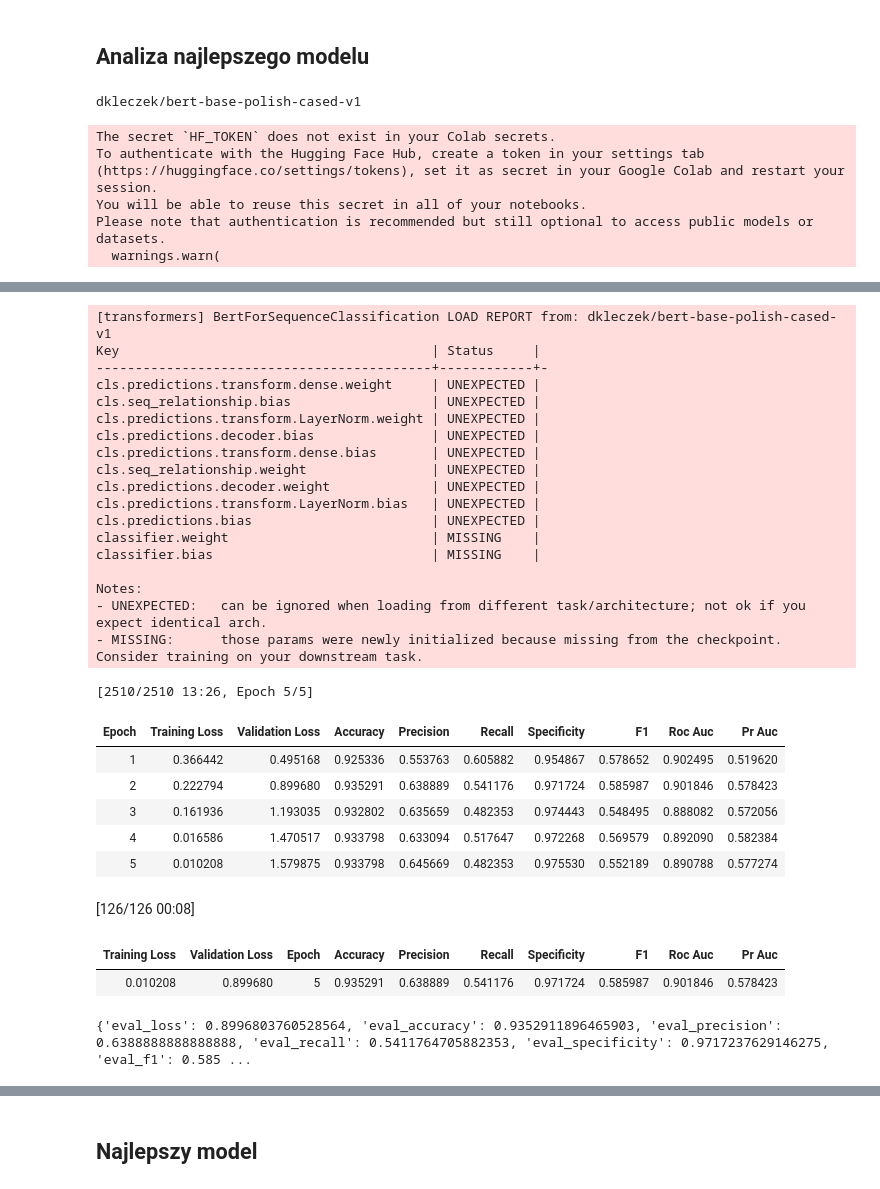
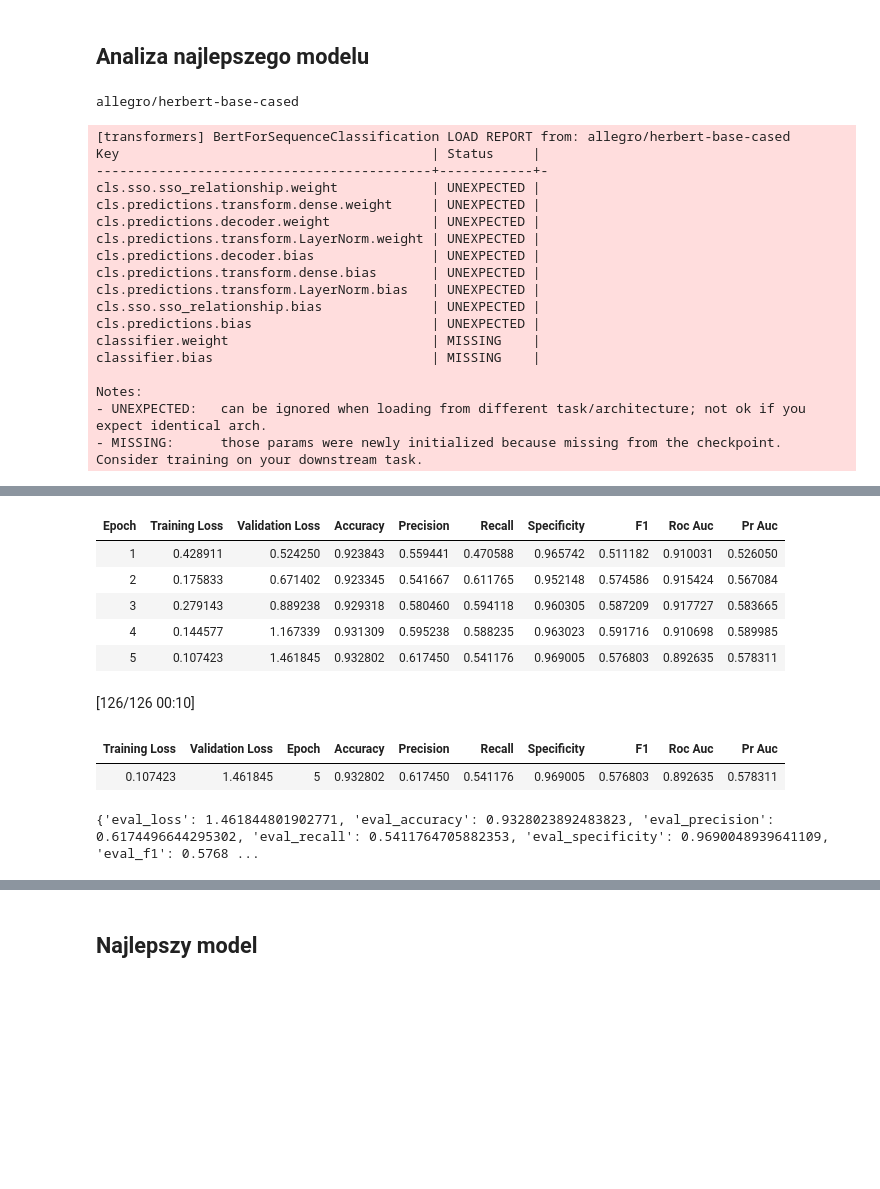
Before and after one commit to szymonsteccc/ssne_26L, a Jupyter notebook: FINAL/rozwiazanie.ipynb, the cells around one changed output, grey strips where cells are left out. Saved outputs shown, nothing was run; the diff lists cells and outputs as text; code cells hidden in the pictures; blank space fills up the shorter version.

Commit message:
Utworzono za pomocą Colab

```diff
--- a/FINAL/rozwiazanie.ipynb
+++ b/FINAL/rozwiazanie.ipynb
@@ -213,7 +213,8 @@ print(f"\nBEST MODEL: {best_model_name}")
 # %% [markdown]
 ## Analiza najlepszego modelu
 # %%
-best_model_name = "dkleczek/bert-base-polish-cased-v1"
+# best_model_name = "dkleczek/bert-base-polish-cased-v1"
+best_model_name = "allegro/herbert-base-cased"
 # %%
 print(best_model_name)
 
@@ -246,7 +247,7 @@ args = TrainingArguments(
     num_train_epochs=5,
     weight_decay=0.01,
     load_best_model_at_end=True,
-    metric_for_best_model="recall",
+    metric_for_best_model="precision",
     greater_is_better=True,
     logging_steps=20,
     report_to="none"
@@ -264,9 +265,22 @@ trainer.train()
 
 metrics = trainer.evaluate()
 # %% [output]
-dkleczek/bert-base-polish-cased-v1
+allegro/herbert-base-cased
-The secret `HF_TOKEN` does not exist in your Colab secrets.
-To authenticate with the Hugging Face Hub, create a token in your settings tab (https://huggingface.co/settings/tokens), set it as secret in your Google Colab and restart your session.
-You will be able to reuse this secret in all of your notebooks.
-Please note that authentication is recommended but still optional to access public models or datasets.
-  warnings.warn(
+[transformers] BertForSequenceClassification LOAD REPORT from: allegro/herbert-base-cased
+Key                                        | Status     |
+-------------------------------------------+------------+-
+cls.sso.sso_relationship.weight            | UNEXPECTED |
+cls.predictions.transform.dense.weight     | UNEXPECTED |
+cls.predictions.decoder.weight             | UNEXPECTED |
+cls.predictions.transform.LayerNorm.weight | UNEXPECTED |
+cls.predictions.decoder.bias               | UNEXPECTED |
+cls.predictions.transform.dense.bias       | UNEXPECTED |
+cls.predictions.transform.LayerNorm.bias   | UNEXPECTED |
+cls.sso.sso_relationship.bias              | UNEXPECTED |
+cls.predictions.bias                       | UNEXPECTED |
+classifier.weight                          | MISSING    |
+classifier.bias                            | MISSING    |
+
+Notes:
+- UNEXPECTED:   can be ignored when loading from different task/architecture; not ok if you expect identical arch.
+- MISSING:      those params were newly initialized because missing from the checkpoint. Consider training on your downstream task.
@@ -275,35 +288,16 @@ WARNING:huggingface_hub.utils._http:Warning: You are sending unauthenticated req
-[transformers] BertForSequenceClassification LOAD REPORT from: dkleczek/bert-base-polish-cased-v1
-Key                                        | Status     |
--------------------------------------------+------------+-
-cls.predictions.transform.dense.weight     | UNEXPECTED |
-cls.seq_relationship.bias                  | UNEXPECTED |
-cls.predictions.transform.LayerNorm.weight | UNEXPECTED |
-cls.predictions.decoder.bias               | UNEXPECTED |
-cls.predictions.transform.dense.bias       | UNEXPECTED |
-cls.seq_relationship.weight                | UNEXPECTED |
-cls.predictions.decoder.weight             | UNEXPECTED |
-cls.predictions.transform.LayerNorm.bias   | UNEXPECTED |
-cls.predictions.bias                       | UNEXPECTED |
-classifier.weight                          | MISSING    |
-classifier.bias                            | MISSING    |
-
-Notes:
-- UNEXPECTED:   can be ignored when loading from different task/architecture; not ok if you expect identical arch.
-- MISSING:      those params were newly initialized because missing from the checkpoint. Consider training on your downstream task.
-[2510/2510 13:26, Epoch 5/5]
 | Epoch | Training Loss | Validation Loss | Accuracy | Precision | Recall | Specificity | F1 | Roc Auc | Pr Auc |
-| 1 | 0.366442 | 0.495168 | 0.925336 | 0.553763 | 0.605882 | 0.954867 | 0.578652 | 0.902495 | 0.519620 |
-| 2 | 0.222794 | 0.899680 | 0.935291 | 0.638889 | 0.541176 | 0.971724 | 0.585987 | 0.901846 | 0.578423 |
-| 3 | 0.161936 | 1.193035 | 0.932802 | 0.635659 | 0.482353 | 0.974443 | 0.548495 | 0.888082 | 0.572056 |
-| 4 | 0.016586 | 1.470517 | 0.933798 | 0.633094 | 0.517647 | 0.972268 | 0.569579 | 0.892090 | 0.582384 |
-| 5 | 0.010208 | 1.579875 | 0.933798 | 0.645669 | 0.482353 | 0.975530 | 0.552189 | 0.890788 | 0.577274 |
+| 1 | 0.428911 | 0.524250 | 0.923843 | 0.559441 | 0.470588 | 0.965742 | 0.511182 | 0.910031 | 0.526050 |
+| 2 | 0.175833 | 0.671402 | 0.923345 | 0.541667 | 0.611765 | 0.952148 | 0.574586 | 0.915424 | 0.567084 |
+| 3 | 0.279143 | 0.889238 | 0.929318 | 0.580460 | 0.594118 | 0.960305 | 0.587209 | 0.917727 | 0.583665 |
+| 4 | 0.144577 | 1.167339 | 0.931309 | 0.595238 | 0.588235 | 0.963023 | 0.591716 | 0.910698 | 0.589985 |
+| 5 | 0.107423 | 1.461845 | 0.932802 | 0.617450 | 0.541176 | 0.969005 | 0.576803 | 0.892635 | 0.578311 |
-[126/126 00:08]
+[126/126 00:10]
 | Training Loss | Validation Loss | Epoch | Accuracy | Precision | Recall | Specificity | F1 | Roc Auc | Pr Auc |
-| 0.010208 | 0.899680 | 5 | 0.935291 | 0.638889 | 0.541176 | 0.971724 | 0.585987 | 0.901846 | 0.578423 |
+| 0.107423 | 1.461845 | 5 | 0.932802 | 0.617450 | 0.541176 | 0.969005 | 0.576803 | 0.892635 | 0.578311 |
 # %%
 print(metrics)
 # %% [output]
-{'eval_loss': 0.8996803760528564, 'eval_accuracy': 0.9352911896465903, 'eval_precision': 0.6388888888888888, 'eval_recall': 0.5411764705882353, 'eval_specificity': 0.9717237629146275, 'eval_f1': 0.585 ...
+{'eval_loss': 1.461844801902771, 'eval_accuracy': 0.9328023892483823, 'eval_precision': 0.6174496644295302, 'eval_recall': 0.5411764705882353, 'eval_specificity': 0.9690048939641109, 'eval_f1': 0.5768 ...
 # %%
 from sklearn.metrics import classification_report
 
```
Also changed, not shown: parts of 4 cells of this notebook.
